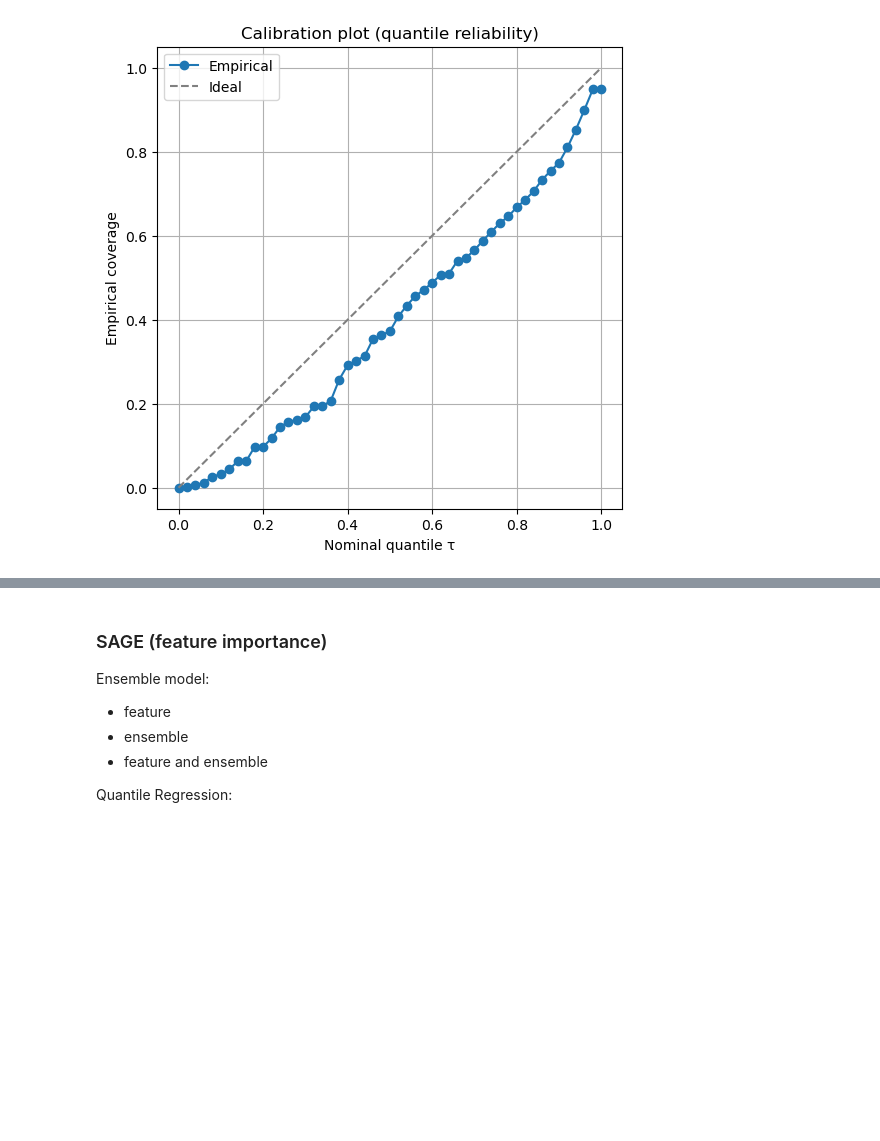
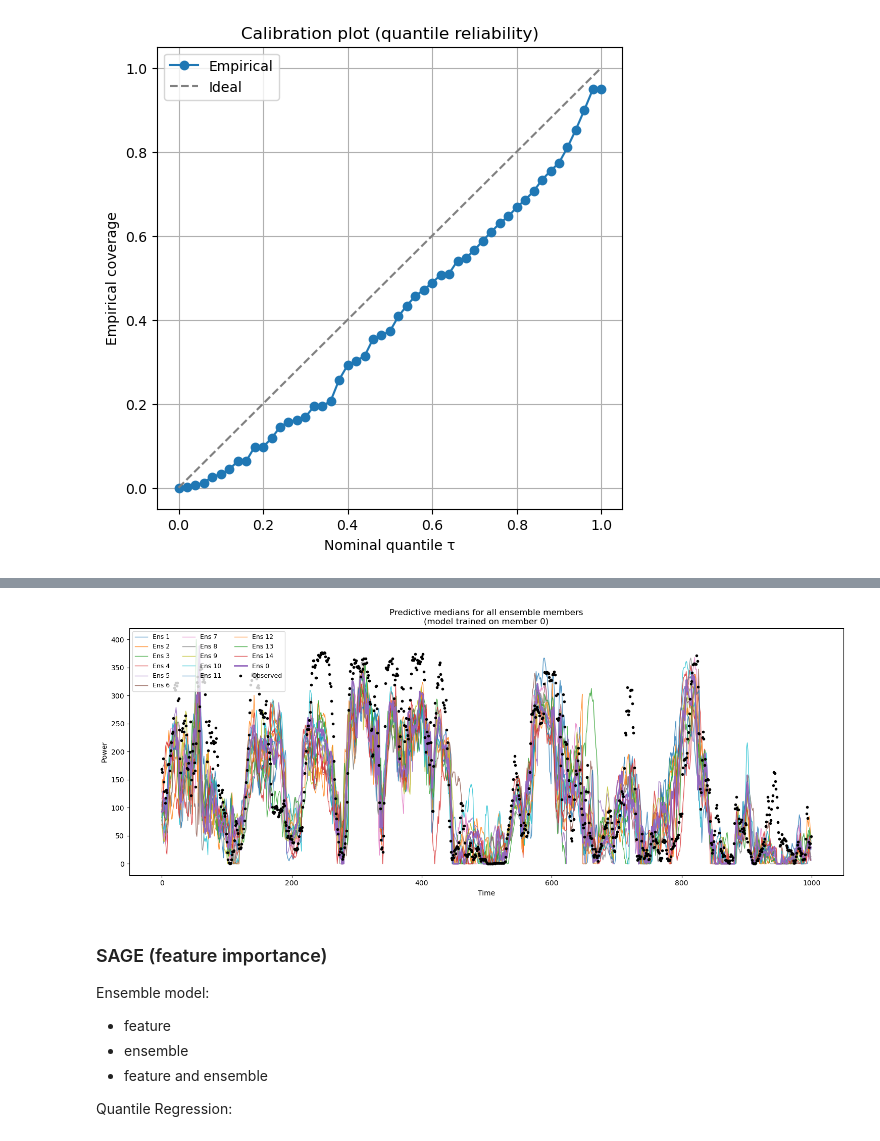
Before and after one commit to noemiwbr/master_thesis, a Jupyter notebook: notebooks/windpower_forecast_detQuantile.ipynb, the cells around one changed output, grey strips where cells are left out. Saved outputs shown, nothing was run; the diff lists cells and outputs as text; code cells hidden in the pictures; blank space fills up the shorter version.

Commit message:
plot pred medians for all ensemble members

```diff
--- a/notebooks/windpower_forecast_detQuantile.ipynb
+++ b/notebooks/windpower_forecast_detQuantile.ipynb
@@ -592,3 +639,26 @@ plt.show()
+# %%
+plt.figure(figsize=(15, 6))
+
+for m in range(1, n_members):
+    plt.plot(medians[m, :1000], alpha=0.8, linewidth=1, label=f"Ens {m}")
+
+plt.plot(medians[0, :1000], alpha=1, linewidth=2, label=f"Ens {0}")
+
+plt.plot(
+    Y_test_gen[:1000],
+    ".",
+    color="black",
+    label="Observed",
+)
+
+plt.title("Predictive medians for all ensemble members\n(model trained on member 0)")
+plt.xlabel("Time")
+plt.ylabel("Power")
+plt.legend(ncol=3, fontsize=9)
+plt.tight_layout()
+plt.show()
+# %% [output]
+[figure, added]
 # %% [markdown]
 ### SAGE (feature importance)
 
```
Also changed, not shown: parts of 2 cells of this notebook.
